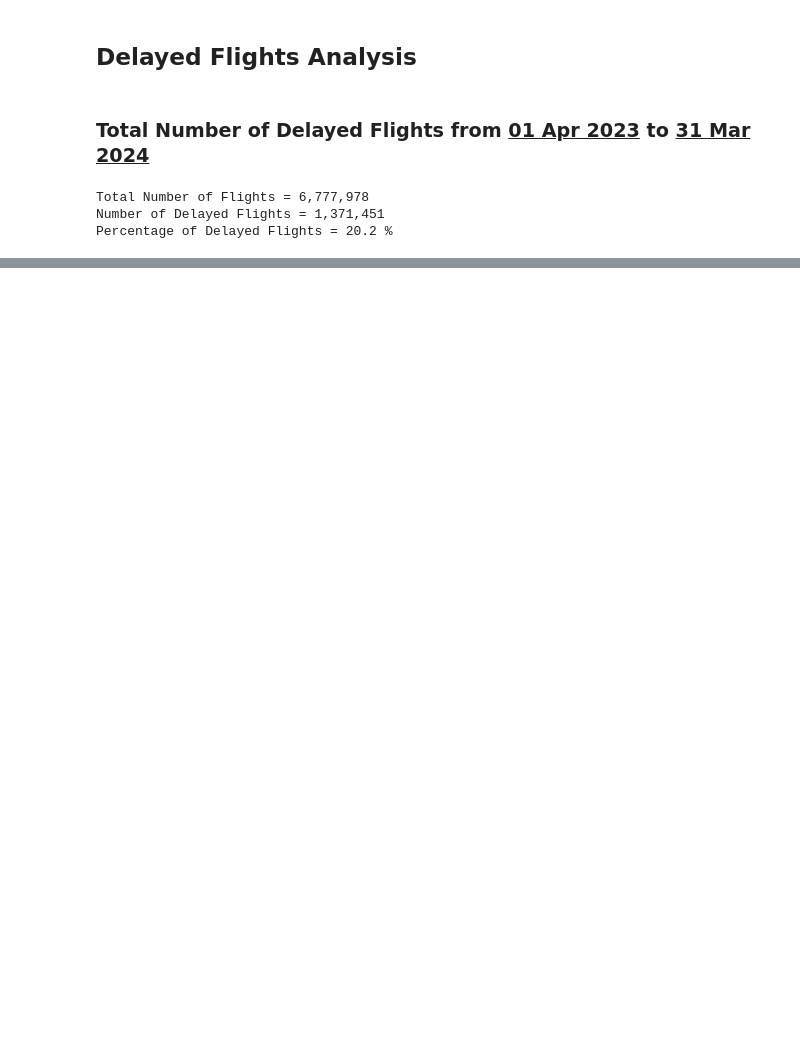
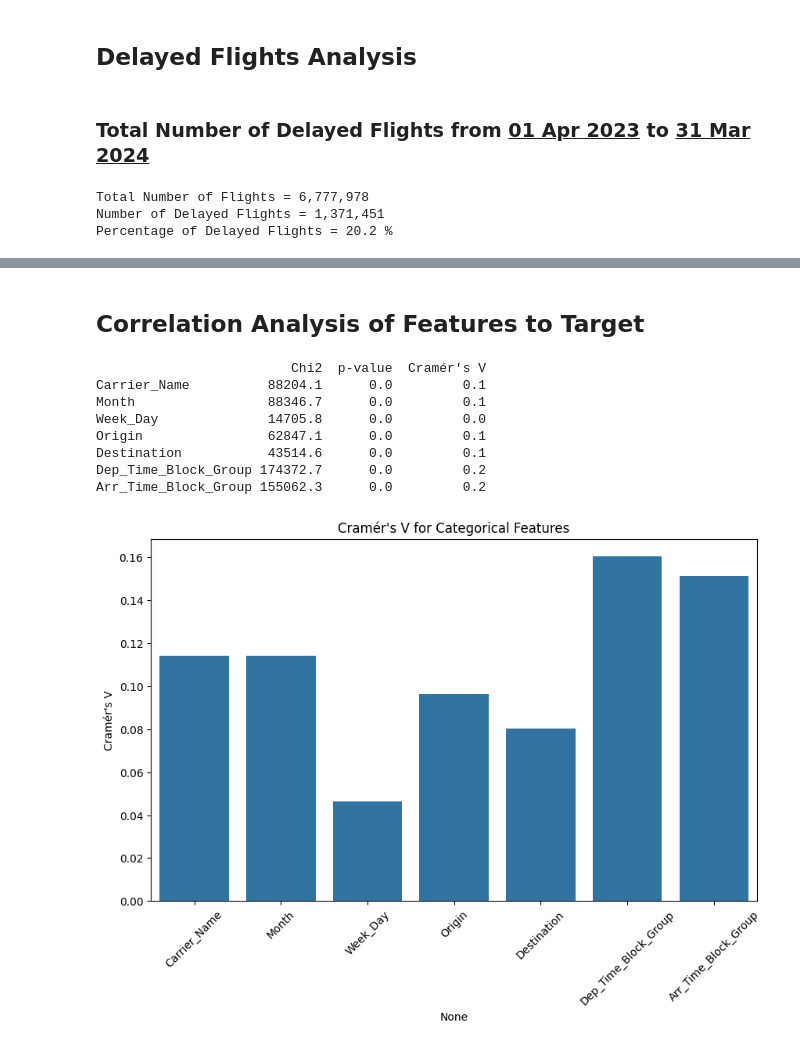
Before and after one commit to B-Treftz/Flight_Status_Predictor, a Jupyter notebook: 1_EDA/EDA_Brian.ipynb, the cells around one changed output, grey strips where cells are left out. Saved outputs shown, nothing was run; the diff lists cells and outputs as text; code cells hidden in the pictures; blank space fills up the shorter version.

```diff
--- a/1_EDA/EDA_Brian.ipynb
+++ b/1_EDA/EDA_Brian.ipynb
@@ -245,0 +363,62 @@ fig.show()
+# %% [markdown]
+## Correlation Analysis of Features to Target
+# %%
+# List of categorical features
+categorical_features = [
+                      'Carrier_Name',
+                      'Month',
+                      'Week_Day',
+                      'Origin',
+                      'Destination',
+                      'Dep_Time_Block_Group',
+                      'Arr_Time_Block_Group'
+                      ]
+
+# Target variable
+target = 'Delayed'
+
+# Function to calculate Cramér's V
+def cramers_v(confusion_matrix):
+    chi2 = chi2_contingency(confusion_matrix)[0]
+    n = confusion_matrix.sum()
+    return np.sqrt(chi2 / (n * (min(confusion_matrix.shape) - 1)))
+
+# Dictionary to store results
+results = {}
+
+# Chi-square test and Cramér's V calculation
+for feature in categorical_features:
+    # Create a contingency table
+    contingency_table = pd.crosstab(df[feature], df[target])
+
+    # Perform Chi-square test
+    chi2, p, dof, ex = chi2_contingency(contingency_table)
+
+    # Calculate Cramér's V
+    cramers_v_value = cramers_v(contingency_table.values)
+
+    # Store results
+    results[feature] = {'Chi2': chi2, 'p-value': p, 'Cramér\'s V': cramers_v_value}
+
+# Convert results to DataFrame
+results_df = pd.DataFrame(results).T
+
+# Display results
+print(results_df)
+
+# Plot the Cramér's V values
+plt.figure(figsize=(10, 6))
+sns.barplot(x=results_df.index, y='Cramér\'s V', data=results_df)
+plt.xticks(rotation=45)
+plt.title('Cramér\'s V for Categorical Features')
+plt.show()
+# %% [output]
+                         Chi2  p-value  Cramér's V
+Carrier_Name          88204.1      0.0         0.1
+Month                 88346.7      0.0         0.1
+Week_Day              14705.8      0.0         0.0
+Origin                62847.1      0.0         0.1
+Destination           43514.6      0.0         0.1
+Dep_Time_Block_Group 174372.7      0.0         0.2
+Arr_Time_Block_Group 155062.3      0.0         0.2
+[figure, added]
```
Also changed, not shown: parts of 17 cells of this notebook.
